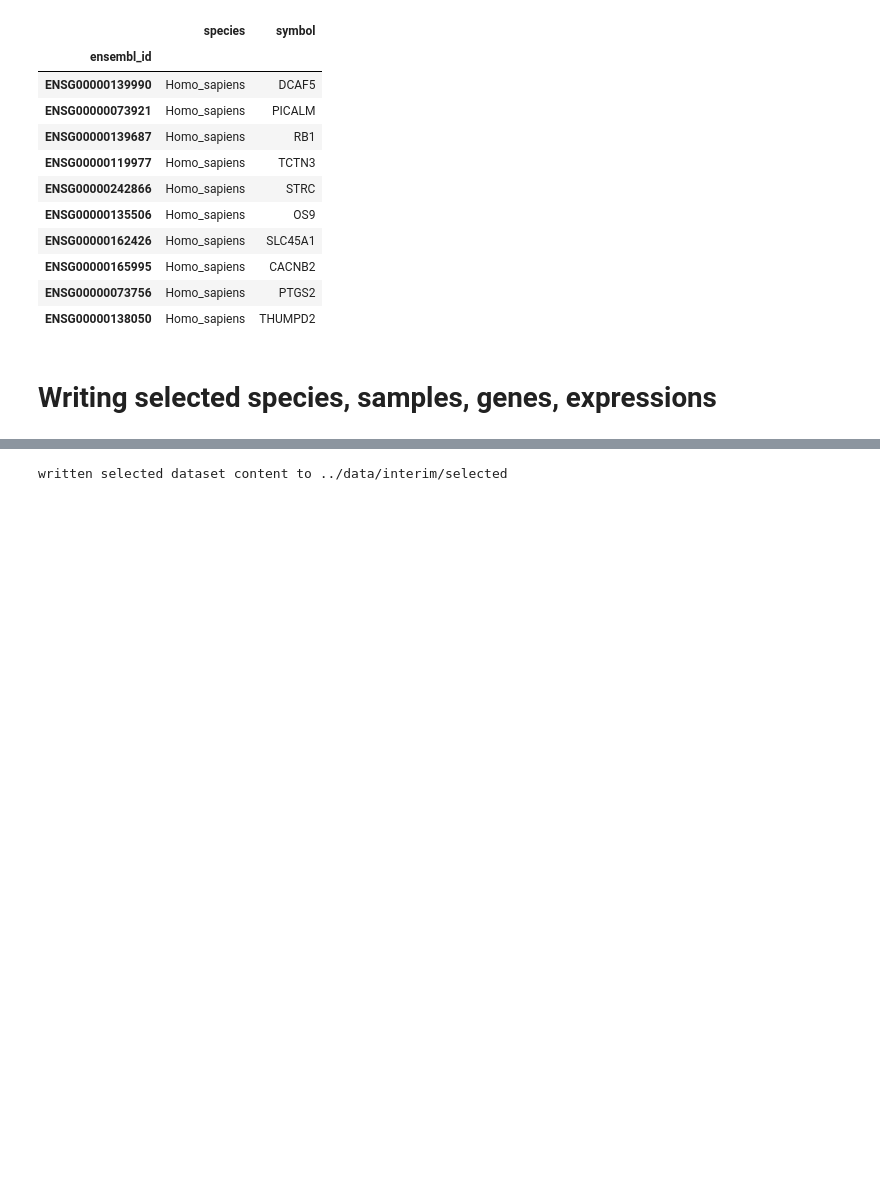
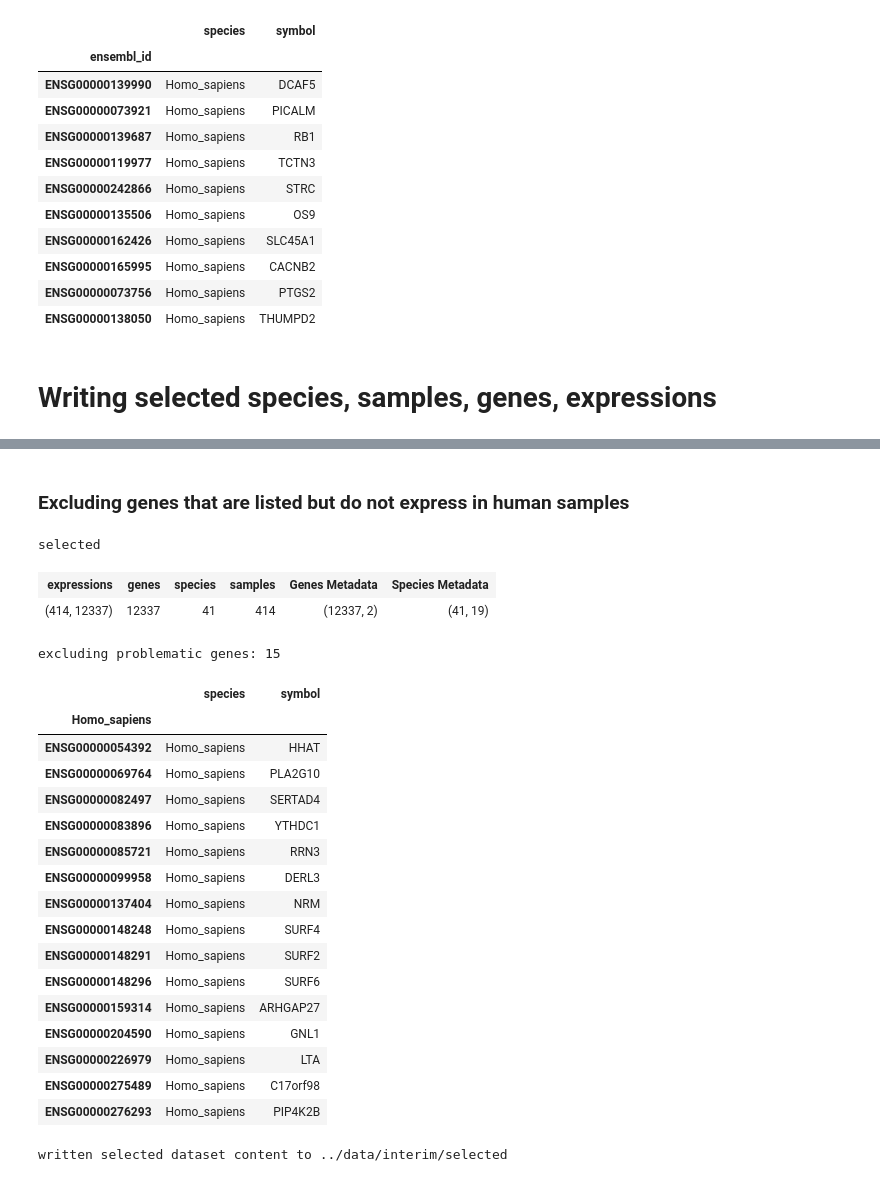
Before and after one commit to antonkulaga/yspecies, a Jupyter notebook: notebooks/select_samples.ipynb, the cells around one changed output, grey strips where cells are left out. Drawn from its saved outputs; the diff is of its cells as text; code cells hidden in the pictures; blank space fills up the shorter version.

```diff
--- a/notebooks/select_samples.ipynb
+++ b/notebooks/select_samples.ipynb
@@ -439 +427,33 @@ selected
+# %% [markdown]
+### Excluding genes that are listed but do not express in human samples ###
+# %%
+selected_dataset = e.drop_species_na("Homo_sapiens")
+selected_dataset
+# %% [output]
+selected
+| expressions | genes | species | samples | Genes Metadata | Species Metadata |
+| (414, 12337) | 12337 | 41 | 414 | (12337, 2) | (41, 19) |
+# %%
+excluded_genes = e.expressions.columns.difference(selected_dataset.expressions.columns)
+print("excluding problematic genes: "+str(excluded_genes.shape[0]))
+e.genes_meta.loc[excluded_genes]
+# %% [output]
+excluding problematic genes: 15
+|  | species | symbol |
+| Homo_sapiens |  |  |
+| ENSG00000054392 | Homo_sapiens | HHAT |
+| ENSG00000069764 | Homo_sapiens | PLA2G10 |
+| ENSG00000082497 | Homo_sapiens | SERTAD4 |
+| ENSG00000083896 | Homo_sapiens | YTHDC1 |
+| ENSG00000085721 | Homo_sapiens | RRN3 |
+| ENSG00000099958 | Homo_sapiens | DERL3 |
+| ENSG00000137404 | Homo_sapiens | NRM |
+| ENSG00000148248 | Homo_sapiens | SURF4 |
+| ENSG00000148291 | Homo_sapiens | SURF2 |
+| ENSG00000148296 | Homo_sapiens | SURF6 |
+| ENSG00000159314 | Homo_sapiens | ARHGAP27 |
+| ENSG00000204590 | Homo_sapiens | GNL1 |
+| ENSG00000226979 | Homo_sapiens | LTA |
+| ENSG00000275489 | Homo_sapiens | C17orf98 |
+| ENSG00000276293 | Homo_sapiens | PIP4K2B |
 # %%
```
Also changed, not shown: parts of 11 cells of this notebook, 7 other files.
